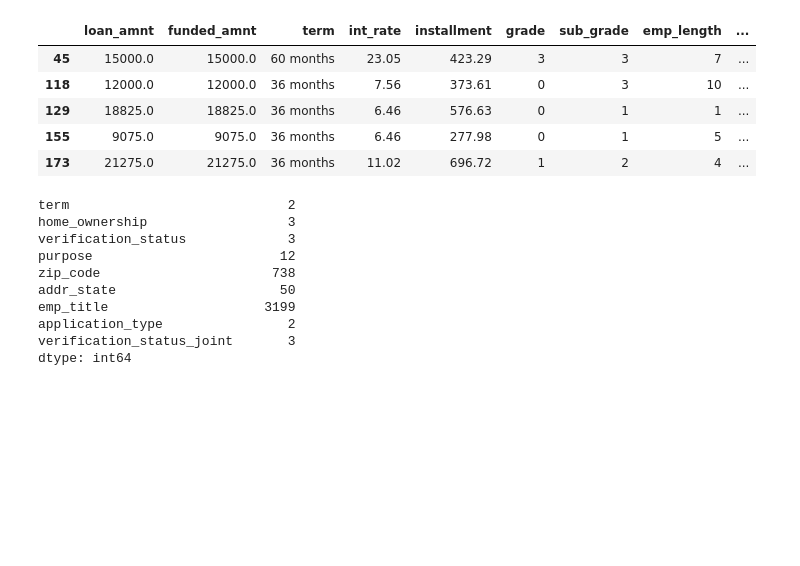
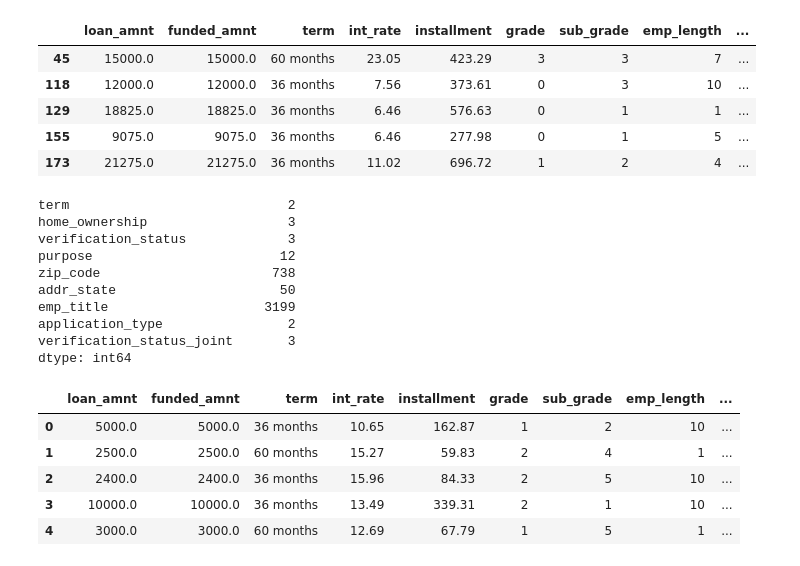
Before and after one commit to dleybz/LendingClub-Arbitrage, a Jupyter notebook: v0.ipynb, the cells around one changed output. Cells and saved outputs as stored; diff of their text form; code cells hidden in the pictures; blank space fills up the shorter version.

```diff
--- a/v0.ipynb
+++ b/v0.ipynb
@@ -141,3 +141,96 @@ emp_title                    3199
 application_type                2
 verification_status_joint       3
 dtype: int64
+# %%
+data = pd.read_csv("LoanStats3a_securev1.csv", low_memory = False)
+
+finished_loans = data.loc[(data['loan_status'] == 'Default') | (data['loan_status'] == 'Charged Off') |
+                          (data['loan_status'] == 'Fully Paid')]
+
+cleaned_data = finished_loans
+
+
+def emp_length_to_num(inp):
+    if inp == "10+ years":
+        return 10
+    elif inp == "< 1 year":
+        return 1
+    elif inp == '':
+        return 0
+    else:
+        return int(inp[0])
+
+emp_length = cleaned_data["emp_length"].fillna('').apply(emp_length_to_num)
+del cleaned_data['emp_length']
+cleaned_data.insert(2, "emp_length", emp_length, True)
+
+
+grade = cleaned_data['grade'].replace(["A", "B", "C", "D", "E", "F", "G"], [0, 1, 2, 3, 4, 5, 6])
+del cleaned_data['grade']
+cleaned_data.insert(2, "grade", grade, True)
+
+
+def sub_grade_to_num(inp):
+    return int(inp[1])
+
+sub_grade = cleaned_data["sub_grade"].fillna('').apply(sub_grade_to_num)
+del cleaned_data['sub_grade']
+cleaned_data.insert(2, "sub_grade", sub_grade, True)
+
+
+def int_rate_to_num(inp):
+    return float(inp[:-1])
+
+int_rate = cleaned_data["int_rate"].fillna('').apply(int_rate_to_num)
+del cleaned_data['int_rate']
+cleaned_data.insert(2, "int_rate", int_rate, True)
+
+
+#for training use issue_d, for inferencing use today
+days_since_earliest_cr_line = pd.to_datetime(cleaned_data["issue_d"], format = '%b-%Y') - pd.to_datetime(cleaned_data["earliest_cr_line"], format = '%b-%Y')
+cleaned_data.insert(2, "days_since_earliest_cr_line", days_since_earliest_cr_line, True)
+
+
+#for training use issue_d, for inferencing use today
+days_since_sec_app_earliest_cr_line = pd.to_datetime(cleaned_data["issue_d"], format = '%b-%Y') - pd.to_datetime(cleaned_data["sec_app_earliest_cr_line"], format = '%b-%Y')
+cleaned_data.insert(2, "days_since_sec_app_earliest_cr_line", days_since_sec_app_earliest_cr_line, True)
+
+
+primary_dependent_variables = cleaned_data[['loan_amnt', 'funded_amnt', 'term', 'installment', 'grade',
+                                    'sub_grade', 'emp_length', 'home_ownership', 'annual_inc', 'verification_status',
+                                    'purpose', 'zip_code', 'addr_state', 'emp_title', 'acc_now_delinq',
+                                    'acc_open_past_24mths', 'bc_open_to_buy', 'percent_bc_gt_75', 'bc_util',
+                                    'dti', 'delinq_2yrs', 'delinq_amnt', 'days_since_earliest_cr_line', 'fico_range_low',
+                                    'fico_range_high', 'inq_last_6mths', 'mths_since_last_delinq',
+                                    'mths_since_last_record', 'mths_since_recent_inq', 'mths_since_recent_revol_delinq',
+                                    'mths_since_recent_bc', 'mort_acc', 'open_acc', 'pub_rec', 'total_bal_ex_mort',
+                                    'total_bc_limit', 'total_acc', 'total_il_high_credit_limit', 'num_rev_accts',
+                                    'mths_since_recent_bc_dlq', 'pub_rec_bankruptcies', 'chargeoff_within_12_mths',
+                                    'collections_12_mths_ex_med', 'tax_liens', 'mths_since_last_major_derog',
+                                    'num_sats', 'num_tl_op_past_12m', 'tot_cur_bal', 'avg_cur_bal', 'num_bc_tl',
+                                    'num_actv_bc_tl', 'num_bc_sats', 'pct_tl_nvr_dlq', 'num_tl_90g_dpd_24m',
+                                    'num_tl_30dpd', 'num_tl_120dpd_2m', 'num_il_tl', 'mo_sin_old_il_acct',
+                                    'num_actv_rev_tl', 'mo_sin_old_rev_tl_op', 'mo_sin_rcnt_rev_tl_op',
+                                    'total_rev_hi_lim', 'num_rev_tl_bal_gt_0', 'num_op_rev_tl', 'tot_coll_amt',
+                                    'application_type', 'annual_inc_joint', 'dti_joint',
+                                    'verification_status_joint', 'open_acc_6m', 'open_il_12m', 'open_il_24m',
+                                    'mths_since_rcnt_il', 'total_bal_il', 'il_util', 'open_rv_12m', 'open_rv_24m',
+                                    'max_bal_bc', 'all_util', 'inq_fi', 'total_cu_tl', 'inq_last_12m',
+                                    'sec_app_fico_range_low', 'sec_app_fico_range_high', 'days_since_sec_app_earliest_cr_line',
+                                    'sec_app_inq_last_6mths', 'sec_app_mort_acc', 'sec_app_open_acc',
+                                    'sec_app_revol_util', 'sec_app_num_rev_accts', 'sec_app_chargeoff_within_12_mths',
+                                    'sec_app_collections_12_mths_ex_med', 'sec_app_mths_since_last_major_derog',
+                                    'revol_bal_joint', 'open_act_il']]
+
+#desc has count 0
+#can't find expDefaultRate, serviceFeeRate, acceptD, expD, listD, creditPullD, reviewStatusD, reviewStatus, investorCount, ilsExpD, initialListStatus, revolBal, revolUtil, numAcctsEver120Ppd, moSinRcntTl, totHiCredLim, mtgPayment, housingPayment, disbursementMethod, secAppOpenActIl
+
+#is int_rate just a function of grade/sub_grade?
+primary_dependent_variables.head()
+# %% [output]
+|  | loan_amnt | funded_amnt | term | int_rate | installment | grade | sub_grade | emp_length | ... |
+| 0 | 5000.0 | 5000.0 | 36 months | 10.65 | 162.87 | 1 | 2 | 10 | ... |
+| 1 | 2500.0 | 2500.0 | 60 months | 15.27 | 59.83 | 2 | 4 | 1 | ... |
+| 2 | 2400.0 | 2400.0 | 36 months | 15.96 | 84.33 | 2 | 5 | 10 | ... |
+| 3 | 10000.0 | 10000.0 | 36 months | 13.49 | 339.31 | 2 | 1 | 10 | ... |
+| 4 | 3000.0 | 3000.0 | 60 months | 12.69 | 67.79 | 1 | 5 | 1 | ... |
```
Also changed, not shown: parts of 2 cells of this notebook, 1 other file.
